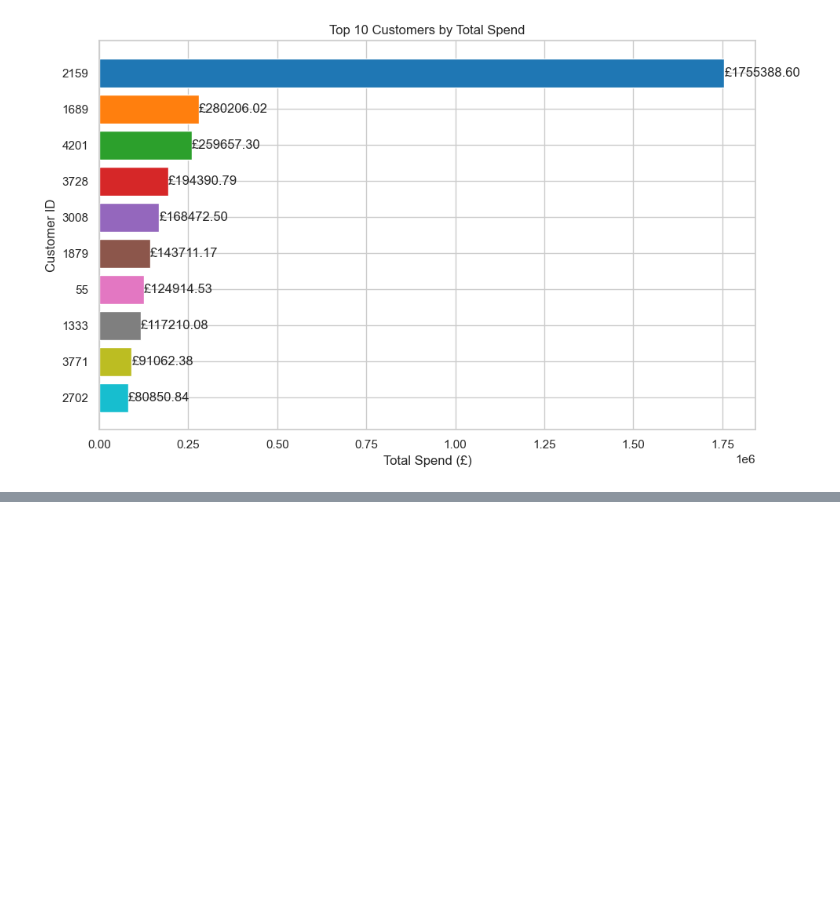
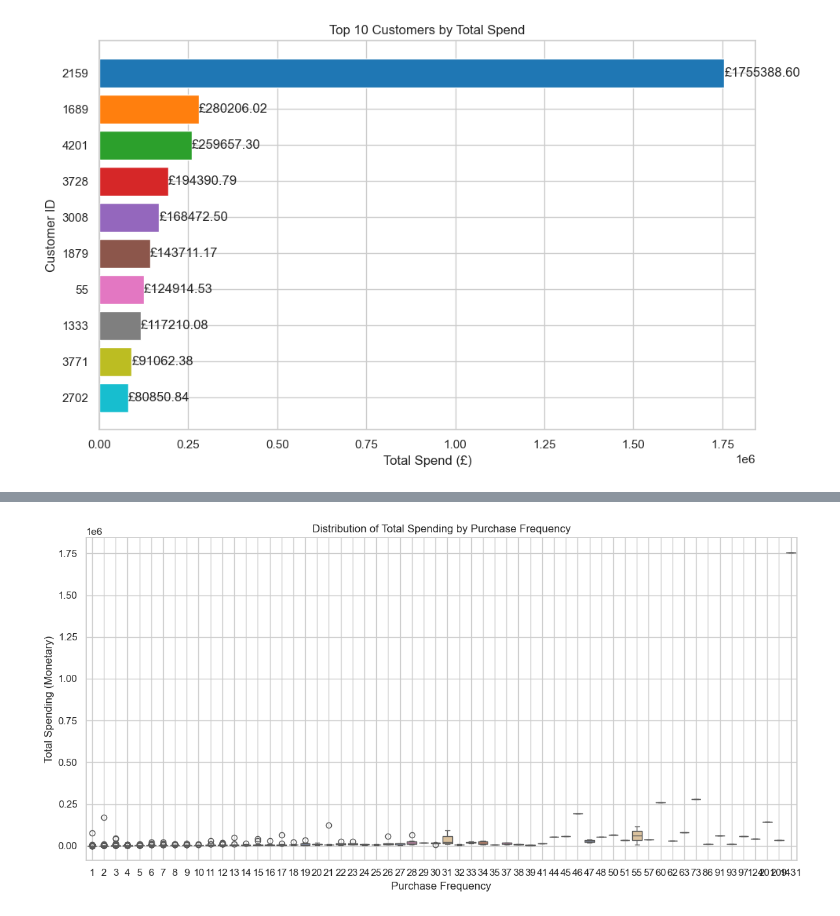
Before and after one commit to angeljayakumar/online-retail-analysis, a Jupyter notebook: notebooks/customer-behaviour.ipynb, the cells around one changed output, grey strips where cells are left out. Saved outputs shown, nothing was run; the diff lists cells and outputs as text; code cells hidden in the pictures; blank space fills up the shorter version.

```diff
--- a/notebooks/customer-behaviour.ipynb
+++ b/notebooks/customer-behaviour.ipynb
@@ -294,0 +359,14 @@ plt.show()
+# %%
+import seaborn as sns
+import matplotlib.pyplot as plt
+
+plt.figure(figsize=(12, 6))
+sns.boxplot(data=rfm, x='Frequency', y='Monetary', palette='Set2')
+plt.title('Distribution of Total Spending by Purchase Frequency')
+plt.xlabel('Purchase Frequency')
+plt.ylabel('Total Spending (Monetary)')
+plt.grid(True)
+plt.tight_layout()
+plt.show()
+# %% [output]
+[figure, added]
```
Also changed, not shown: parts of 6 cells of this notebook.
